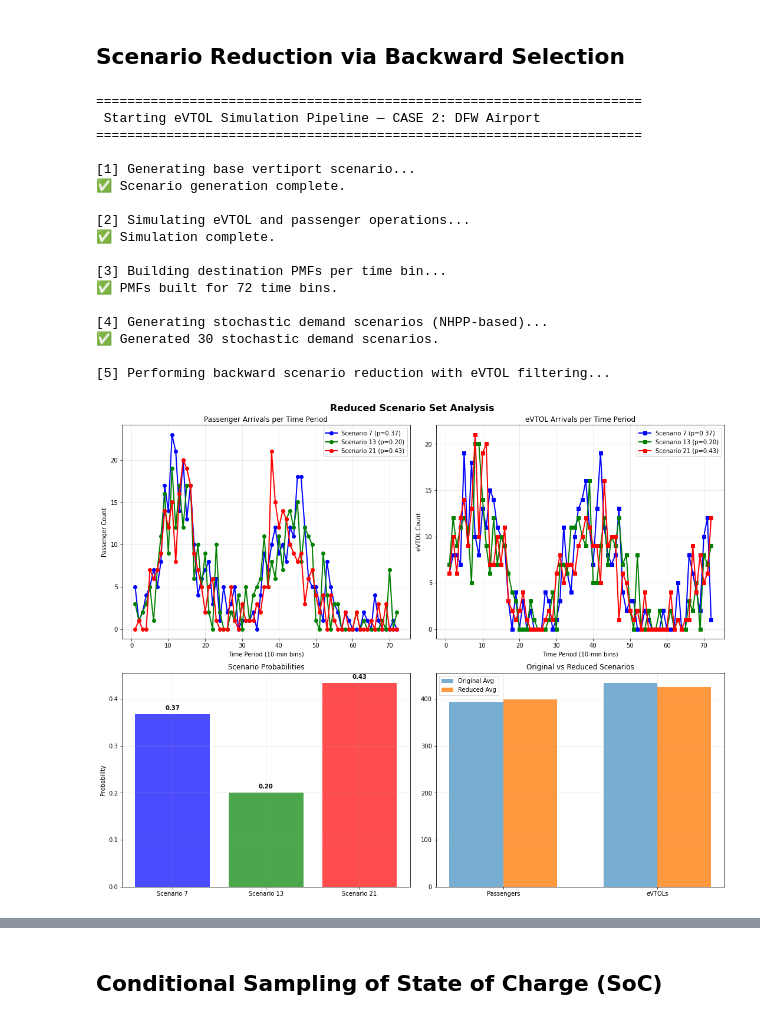
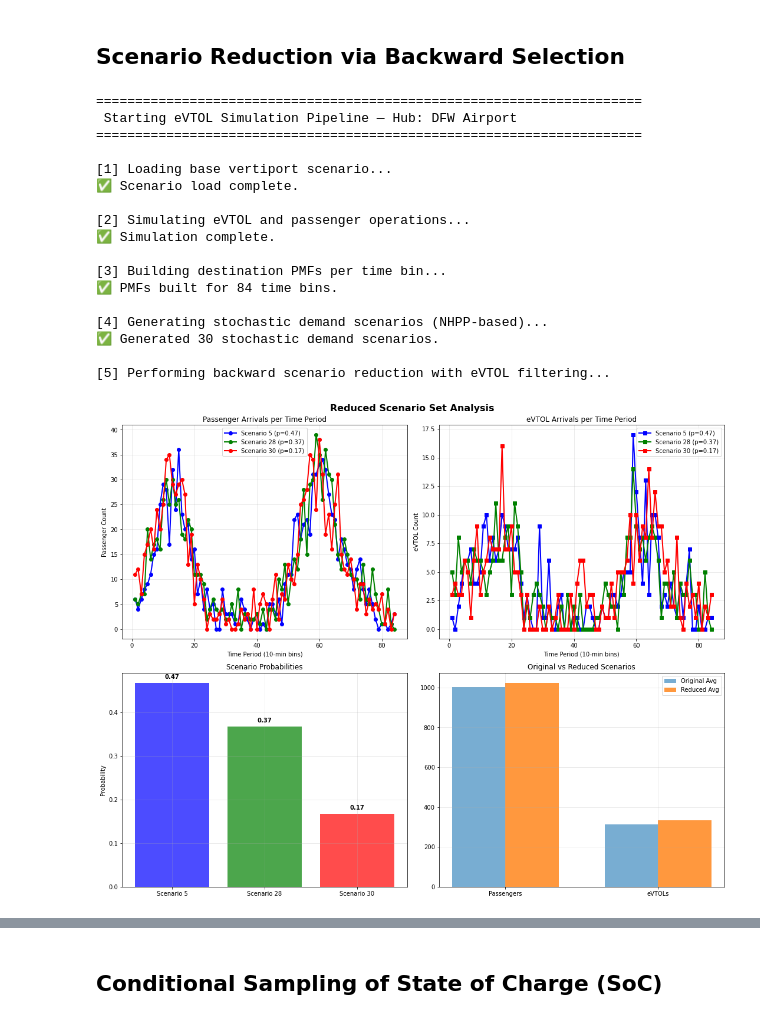
Before and after one commit to DDNALab/uam_fleet_scheduling, a Jupyter notebook: Code/Price_EvtolPass_Sto.ipynb, the cells around one changed output, grey strips where cells are left out. Cells and saved outputs as stored; diff of their text form; code cells hidden in the pictures.

Commit message:
extend time horizon to 14 hours; add gravity model for DFW Airport

```diff
--- a/Code/Price_EvtolPass_Sto.ipynb
+++ b/Code/Price_EvtolPass_Sto.ipynb
@@ -963,7 +1294,7 @@ def scenario_reduction_backward_with_evtol_filter(
 if __name__ == "__main__":
     """
     Full eVTOL simulation pipeline (clean version):
-        1. Generate base vertiport scenario
+        1. Load base vertiport scenario (pre-generated `result`)
         2. Simulate eVTOLs and passenger activity
         3. Build destination PMFs per time bin
         4. Generate 30 NHPP-based stochastic demand scenarios
@@ -974,19 +1305,19 @@ if __name__ == "__main__":
     # ------------------------------------------------------------
     #  Scenario Selection
     # ------------------------------------------------------------
-    HUB_NAME = 'Dallas CBD' if FIXED_CASE == 1 else 'DFW Airport'
-    TARGET_SCENARIOS = 3    # desired number of reduced representative scenarios
+    scenario = result
+    HUB_NAME = scenario.get("hub", HUB_NAME)
+    TARGET_SCENARIOS = 3
 
     print("\n" + "=" * 70)
-    print(f" Starting eVTOL Simulation Pipeline — CASE {FIXED_CASE}: {HUB_NAME}")
+    print(f" Starting eVTOL Simulation Pipeline — Hub: {HUB_NAME}")
     print("=" * 70)
 
     # ------------------------------------------------------------
     #  Step 1: Scenario Generation
     # ------------------------------------------------------------
-    print("\n[1] Generating base vertiport scenario...")
-    scenario = run_scenario(HUB_NAME, FIXED_CASE, plot=False, verbose=False)
-    print("✅ Scenario generation complete.")
+    print("\n[1] Loading base vertiport scenario...")
+    print("✅ Scenario load complete.")
 
     # ------------------------------------------------------------
     #  Step 2: eVTOL and Passenger Simulation
@@ -1006,9 +1337,10 @@ if __name__ == "__main__":
     # ------------------------------------------------------------
     print("\n[3] Building destination PMFs per time bin...")
     pmfs, dests = build_bin_destination_pmfs(
-        scenario["passenger_arrivals"],
-        results["destinations"],
-        scenario["assignment_shares"]
+        passenger_arrivals=scenario["passenger_arrivals"],
+        passenger_dest_names=scenario["passenger_destinations"],
+        target_shares=scenario.get("trips_by_dest_target", None),
+        blend_weight=0.15
     )
     print(f"✅ PMFs built for {len(pmfs)} time bins.")
 
@@ -1021,7 +1353,7 @@ if __name__ == "__main__":
         evtol_arrivals=scenario["evtol_arrivals"],
         destination_data=scenario["destinations"],
         bin_pmfs=pmfs,
-        n_scenarios=N_SCENARIOS,     # 30 total
+        n_scenarios=N_SCENARIOS,
         horizon_minutes=HORIZON_MINUTES,
         bin_size=BIN_SIZE,
         plot=False
@@ -1051,44 +1383,43 @@ if __name__ == "__main__":
     print("Final Scenario Probabilities:")
     for s in reduced_scenarios:
         print(f"  Scenario {s['id']+1:<3} → p = {s['probability']:.3f}")
 
-    # Aggregate statistics
-    avg_pass = np.mean([s['total_passengers'] for s in reduced_scenarios])
-    avg_evtol = np.mean([s['total_evtols'] for s in reduced_scenarios])
+    avg_pass = np.mean([s["total_passengers"] for s in reduced_scenarios])
+    avg_evtol = np.mean([s["total_evtols"] for s in reduced_scenarios])
 
     print("\nAverage Total Passengers (Reduced): "
           f"{avg_pass:.2f}")
     print("Average Total eVTOLs (Reduced):    "
           f"{avg_evtol:.2f}")
 
-    if all('empirical_corr' in s for s in reduced_scenarios):
-        avg_corr = np.mean([s['empirical_corr'] for s in reduced_scenarios])
+    if all("empirical_corr" in s for s in reduced_scenarios):
+        avg_corr = np.mean([s["empirical_corr"] for s in reduced_scenarios])
         print(f"Average Empirical Correlation (Reduced): {avg_corr:.3f}")
     else:
         print("Average Empirical Correlation (Reduced): [N/A – not computed]")
 
     print("=" * 90)
-    print(f" Pipeline successfully completed for Case {FIXED_CASE} ({HUB_NAME}).")
+    print(f" Pipeline successfully completed for hub {HUB_NAME}.")
     print("=" * 90 + "\n")
 # %% [output]
 ======================================================================
- Starting eVTOL Simulation Pipeline — CASE 2: DFW Airport
+ Starting eVTOL Simulation Pipeline — Hub: DFW Airport
 ======================================================================
 
-[1] Generating base vertiport scenario...
-✅ Scenario generation complete.
+[1] Loading base vertiport scenario...
+✅ Scenario load complete.
 
 [2] Simulating eVTOL and passenger operations...
 ✅ Simulation complete.
 
 [3] Building destination PMFs per time bin...
-✅ PMFs built for 72 time bins.
+✅ PMFs built for 84 time bins.
 
 [4] Generating stochastic demand scenarios (NHPP-based)...
 ✅ Generated 30 stochastic demand scenarios.
 
 [5] Performing backward scenario reduction with eVTOL filtering...
-[figure, old version]
+[figure, new version]
 ✅ Reduced to 3 representative scenarios.
 
 ==========================================================================================
```
Also changed, not shown: parts of 19 cells of this notebook.
